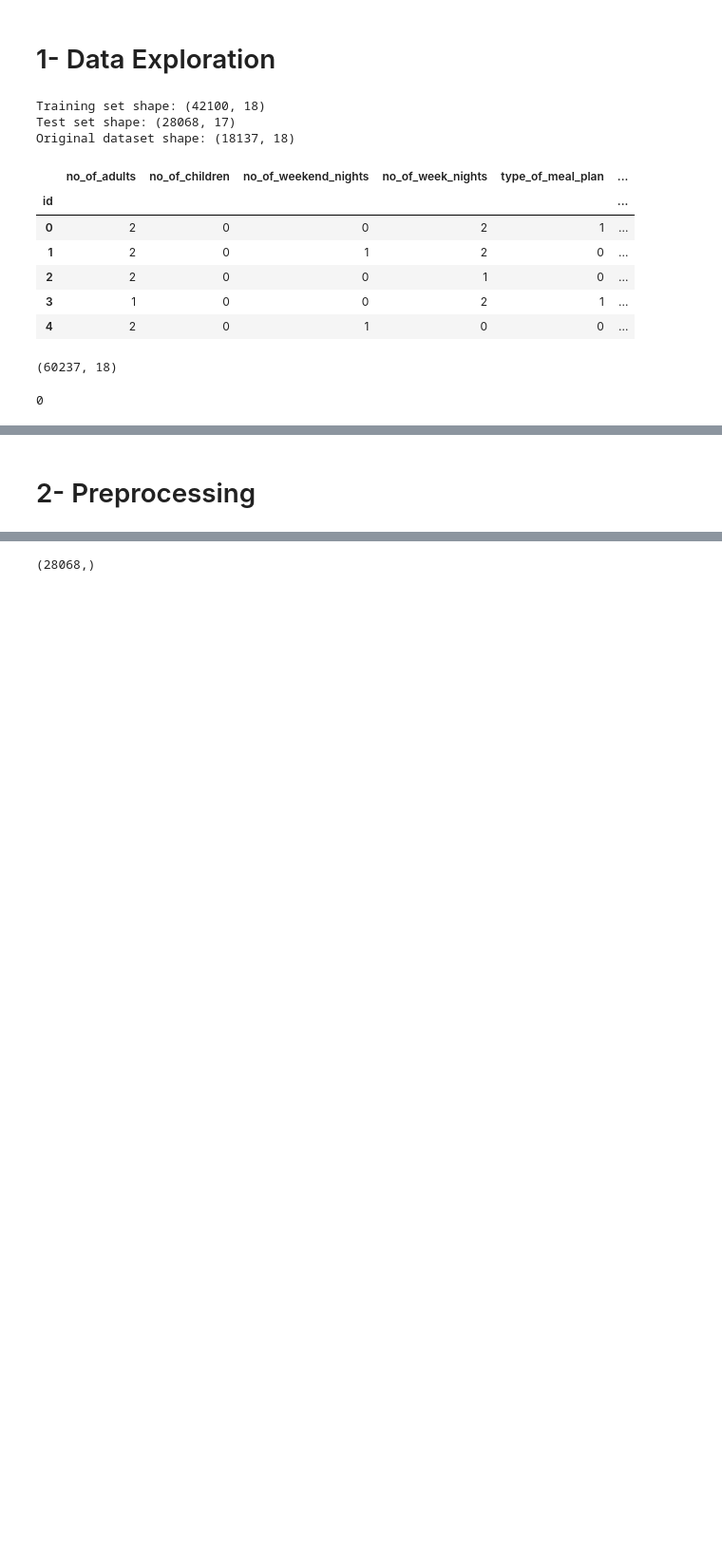
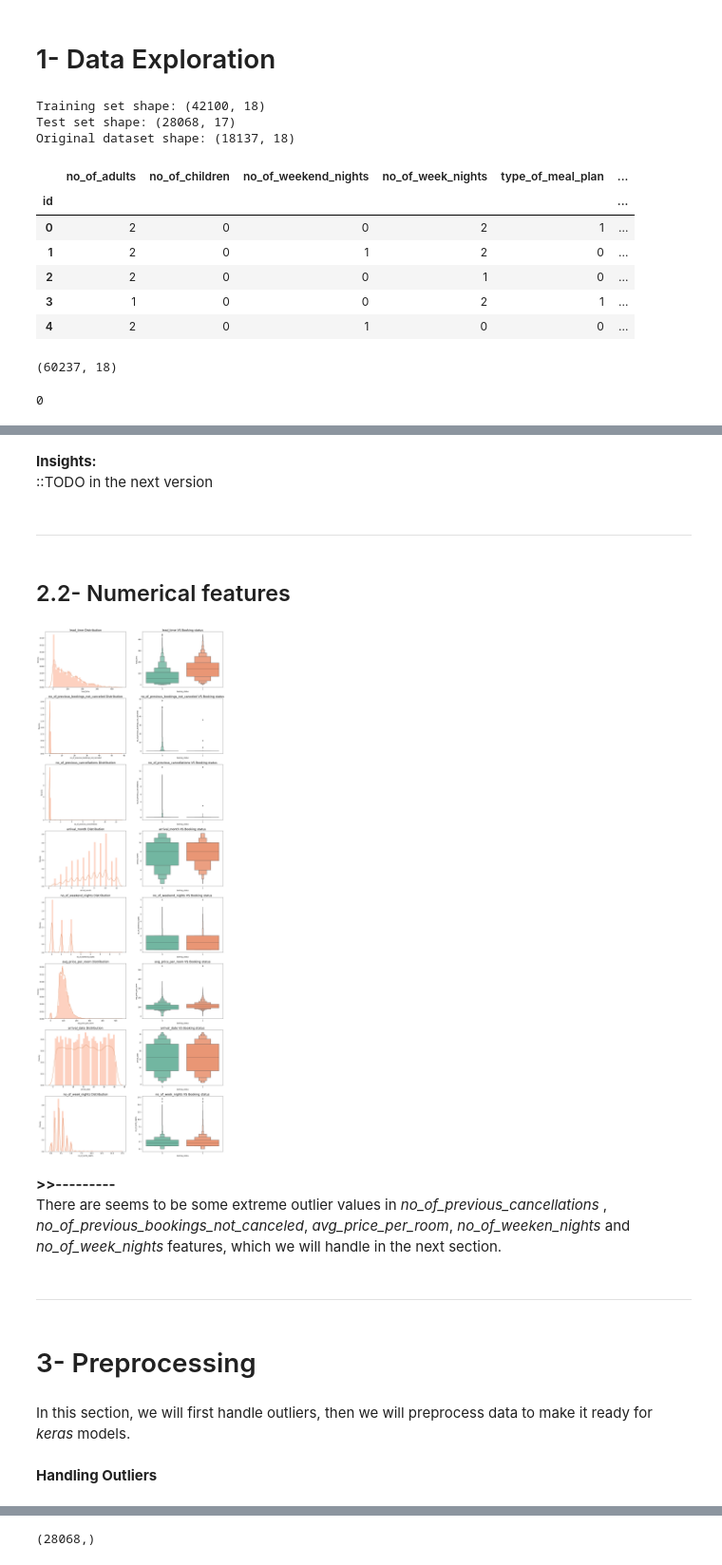
Before and after one commit to hikmatullah-mohammadi/Reservation-cancellation-prediction, a Jupyter notebook: reservation-cancellation-simple-dnn-tf-keras.ipynb, the cells around one changed output, grey strips where cells are left out. Shown: that part at 95% size. Saved outputs shown, nothing was run; the diff lists cells and outputs as text; code cells hidden in the pictures; blank space fills up the shorter version.

```diff
--- a/reservation-cancellation-simple-dnn-tf-keras.ipynb
+++ b/reservation-cancellation-simple-dnn-tf-keras.ipynb
@@ -116,3 +176,38 @@ plt.show()
+# %% [markdown]
+**Insights:**<br>
+::TODO in the next version
+# %% [markdown]
+---
+# %% [markdown]
+<a id='2-2'></a>
+## 2.2- Numerical features
+# %%
+# draw some plots for all numeric features [+ vs booking_status]
+plt.figure(figsize=(20, 60))
+sns.set_palette('Set2')
+
+i = 1
+for feature in numeric_features:
+    # dist
+    plt.subplot(len(numeric_features), 2, i)
+    draw_numeric_dist(df_train, feature)
+    # box
+    plt.subplot(len(numeric_features), 2, i+1)
+    draw_numeric_target_boxen(df_train, feature)
+    i += 2
+
+plt.show()
+# %% [output]
+[figure, added]
+# %% [markdown]
+**>>---------**<br>
+There are seems to be some extreme outlier values in *no_of_previous_cancellations* , *no_of_previous_bookings_not_canceled*, *avg_price_per_room*, *no_of_weeken_nights* and *no_of_week_nights* features, which we will handle in the next section.
+# %% [markdown]
+---
 # %% [markdown]
-<a id='2'></a>
-# 2- Preprocessing
+<a id='3'></a>
+# 3- Preprocessing
+# %% [markdown]
+In this section, we will first handle outliers, then we will preprocess data to make it ready for *keras* models.
+# %% [markdown]
+**Handling Outliers**
```
Also changed, not shown: parts of 28 cells of this notebook.
